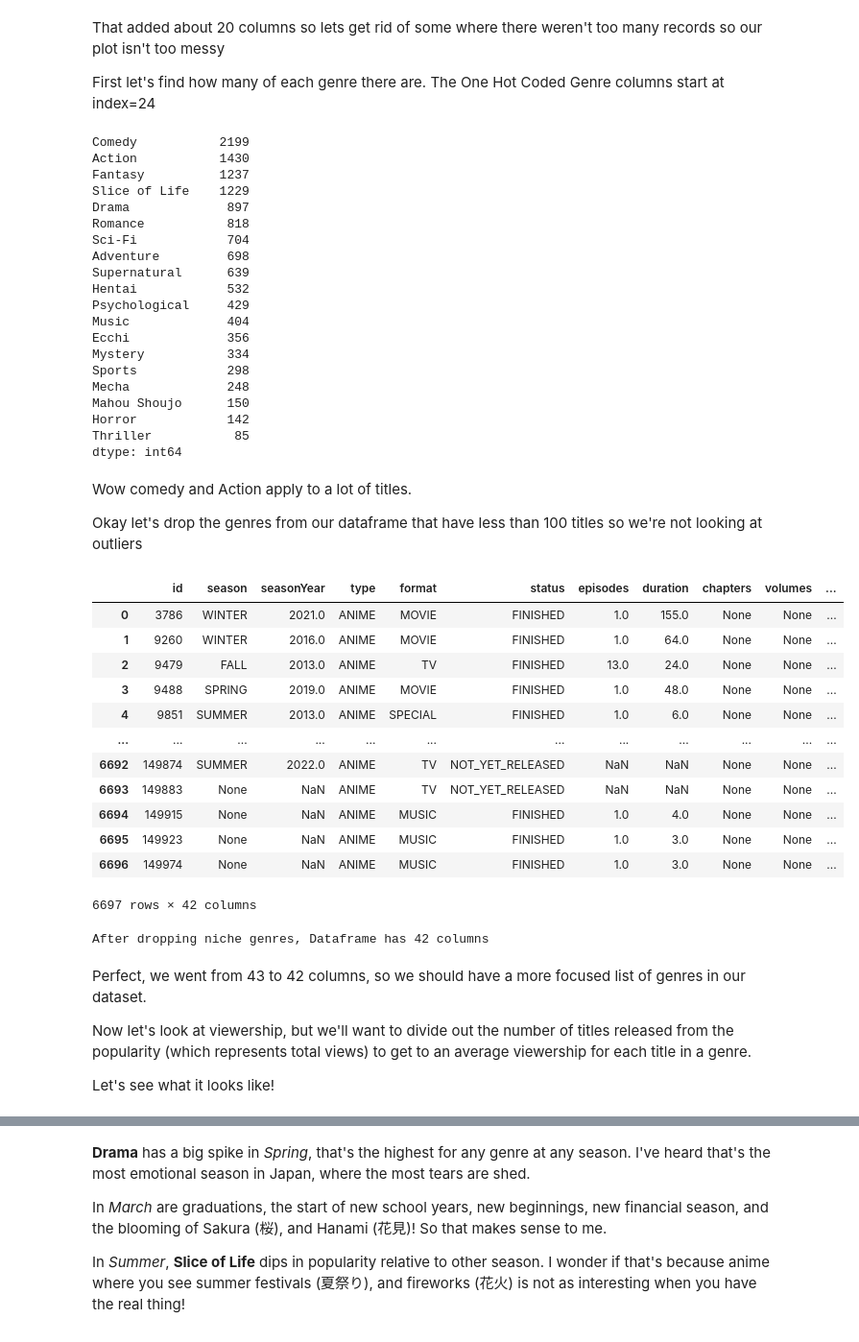
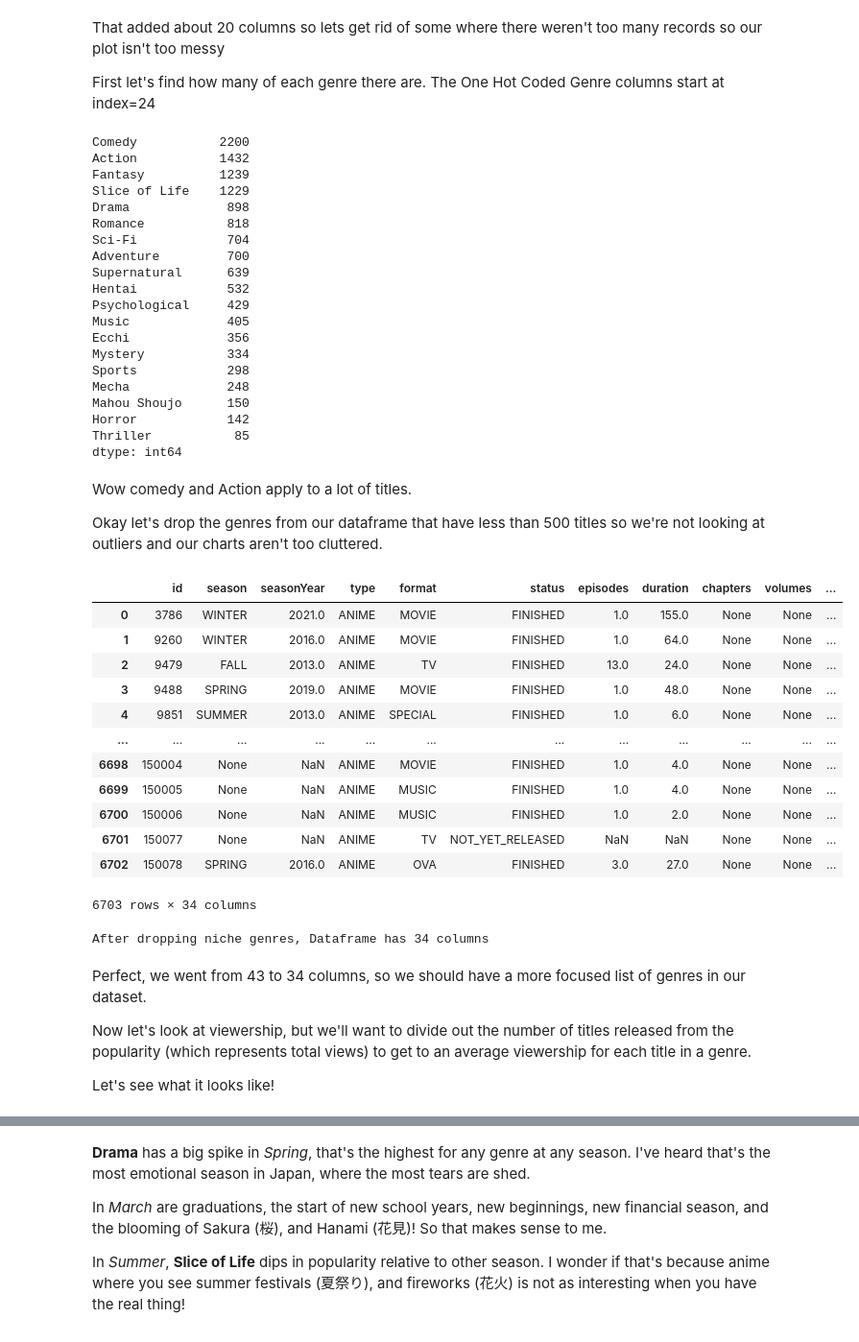
Before and after one commit to sprucemister/Anime-Insights, a Jupyter notebook: Untitled-1.ipynb, the cells around one changed output, grey strips where cells are left out. Shown: that part at 96% size. Saved outputs shown, nothing was run; the diff lists cells and outputs as text; code cells hidden in the pictures.

```diff
--- a/Untitled-1.ipynb
+++ b/Untitled-1.ipynb
@@ -75,7 +75,8 @@ def make_request(page_num,media_type):
 
     url = 'https://graphql.anilist.co'
 
-    response = requests.post(url, json={'query': query, 'variables': variables},verify=False)
+    response = requests.post(url, json={'query': query, 'variables': variables})
+    # response = requests.post(url, json={'query': query, 'variables': variables},verify=False)
     return response
 # %% [markdown]
 Testing that function, I was getting some weird responses with more than 500 records per page. So I'll limit `perPage` to 500.
@@ -84,11 +85,12 @@ I'll loop through 10 pages, so that'll get up to 5000 records, but there should
 # %%
 import json
 import pandas as pd
-
+from IPython.display import clear_output
 df_media=pd.DataFrame()
 
-hasNextPage=True #json_data['data']['Page']['pageInfo']['hasNextPage']
+hasNextPage=True
 for i in range(1,9999):
+    clear_output()
     print(i)
     response=make_request(i,"ANIME")
     json_data = json.loads(response.text)
@@ -160,18 +177,18 @@ First let's find how many of each genre there are. The One Hot Coded Genre colum
 genre_list=df_hot.iloc[:, list(range(24, df_hot.shape[1]))].sum().sort_values(0,ascending=False)
 display(genre_list)
 # %% [output]
-Comedy           2199
-Action           1430
-Fantasy          1237
+Comedy           2200
+Action           1432
+Fantasy          1239
 Slice of Life    1229
-Drama             897
+Drama             898
 Romance           818
 Sci-Fi            704
-Adventure         698
+Adventure         700
 Supernatural      639
 Hentai            532
 Psychological     429
-Music             404
+Music             405
 Ecchi             356
 Mystery           334
 Sports            298
@@ -183,29 +200,29 @@ dtype: int64
 # %% [markdown]
 Wow comedy and Action apply to a lot of titles.
 
-Okay let's drop the genres from our dataframe that have less than 100 titles so we're not looking at outliers
+Okay let's drop the genres from our dataframe that have less than 500 titles so we're not looking at outliers and our charts aren't too cluttered.
 # %%
-genre_list=genre_list.where(genre_list<100).dropna()
+genre_list=genre_list.where(genre_list<500).dropna()
 df_hot.drop(genre_list.keys(),axis=1,inplace=True)
 display(df_hot)
 print('After dropping niche genres, Dataframe has '+str(df_hot.shape[1])+' columns')
 # %% [output]
 |  | id | season | seasonYear | type | format | status | episodes | duration | chapters | volumes | ... |
 | 0 | 3786 | WINTER | 2021.0 | ANIME | MOVIE | FINISHED | 1.0 | 155.0 | None | None | ... |
 | 1 | 9260 | WINTER | 2016.0 | ANIME | MOVIE | FINISHED | 1.0 | 64.0 | None | None | ... |
 | 2 | 9479 | FALL | 2013.0 | ANIME | TV | FINISHED | 13.0 | 24.0 | None | None | ... |
 | 3 | 9488 | SPRING | 2019.0 | ANIME | MOVIE | FINISHED | 1.0 | 48.0 | None | None | ... |
 | 4 | 9851 | SUMMER | 2013.0 | ANIME | SPECIAL | FINISHED | 1.0 | 6.0 | None | None | ... |
 | ... | ... | ... | ... | ... | ... | ... | ... | ... | ... | ... | ... |
-| 6692 | 149874 | SUMMER | 2022.0 | ANIME | TV | NOT_YET_RELEASED | NaN | NaN | None | None | ... |
-| 6693 | 149883 | None | NaN | ANIME | TV | NOT_YET_RELEASED | NaN | NaN | None | None | ... |
-| 6694 | 149915 | None | NaN | ANIME | MUSIC | FINISHED | 1.0 | 4.0 | None | None | ... |
-| 6695 | 149923 | None | NaN | ANIME | MUSIC | FINISHED | 1.0 | 3.0 | None | None | ... |
-| 6696 | 149974 | None | NaN | ANIME | MUSIC | FINISHED | 1.0 | 3.0 | None | None | ... |
+| 6698 | 150004 | None | NaN | ANIME | MOVIE | FINISHED | 1.0 | 4.0 | None | None | ... |
+| 6699 | 150005 | None | NaN | ANIME | MUSIC | FINISHED | 1.0 | 4.0 | None | None | ... |
+| 6700 | 150006 | None | NaN | ANIME | MUSIC | FINISHED | 1.0 | 2.0 | None | None | ... |
+| 6701 | 150077 | None | NaN | ANIME | TV | NOT_YET_RELEASED | NaN | NaN | None | None | ... |
+| 6702 | 150078 | SPRING | 2016.0 | ANIME | OVA | FINISHED | 3.0 | 27.0 | None | None | ... |
-6697 rows × 42 columns
+6703 rows × 34 columns
-After dropping niche genres, Dataframe has 42 columns
+After dropping niche genres, Dataframe has 34 columns
 # %% [markdown]
-Perfect, we went from 43 to 42 columns, so we should have a more focused list of genres in our dataset.
+Perfect, we went from 43 to 34 columns, so we should have a more focused list of genres in our dataset.
 
 Now let's look at viewership, but we'll want to divide out the number of titles released from the popularity (which represents total views) to get to an average viewership for each title in a genre.
 
```
Also changed, not shown: parts of 15 cells of this notebook.
